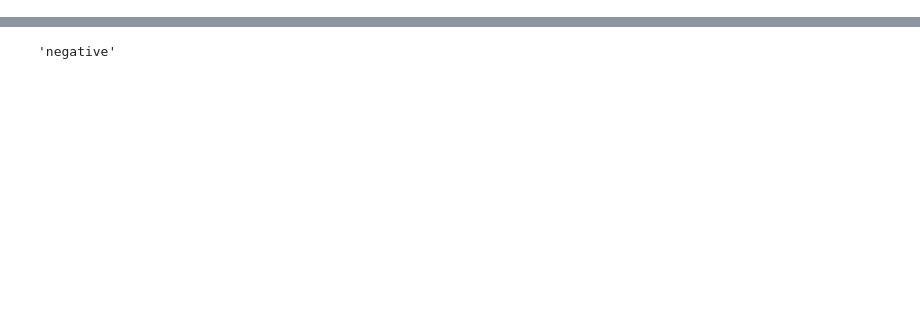
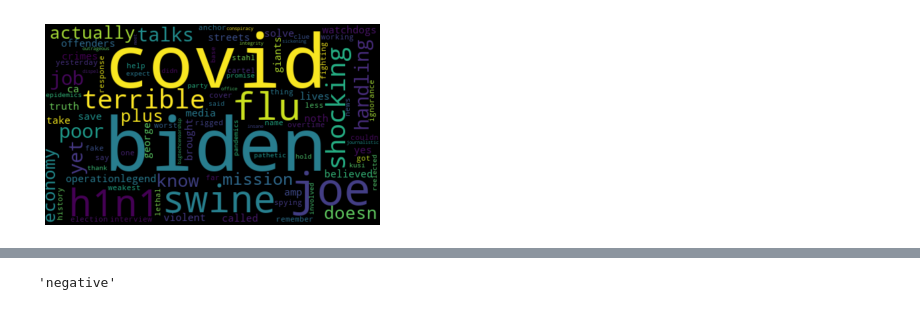
Before and after one commit to joshuacalloway/dsc540groupproject, a Jupyter notebook: StartingTrumpTweets.ipynb, the cells around one changed output, grey strips where cells are left out. Saved outputs shown, nothing was run; the diff lists cells and outputs as text; code cells hidden in the pictures; blank space fills up the shorter version.

```diff
--- a/StartingTrumpTweets.ipynb
+++ b/StartingTrumpTweets.ipynb
@@ -138,0 +204,12 @@ http://www.laurentluce.com/posts/twitter-sentiment-analysis-using-python-and-nlt
+# %%
+# word cloud visualization for positive tweets
+negative_words = df[df.Polarity < -0.5]['text']
+
+allWords = ' '.join([twts for twts in negative_words])
+wordCloud = WordCloud(width=500, height=300, random_state=21, max_font_size=110).generate(allWords)
+
+plt.imshow(wordCloud, interpolation="bilinear")
+plt.axis('off')
+plt.show()
+# %% [output]
+[figure, added]
```
Also changed, not shown: parts of 37 cells of this notebook.
